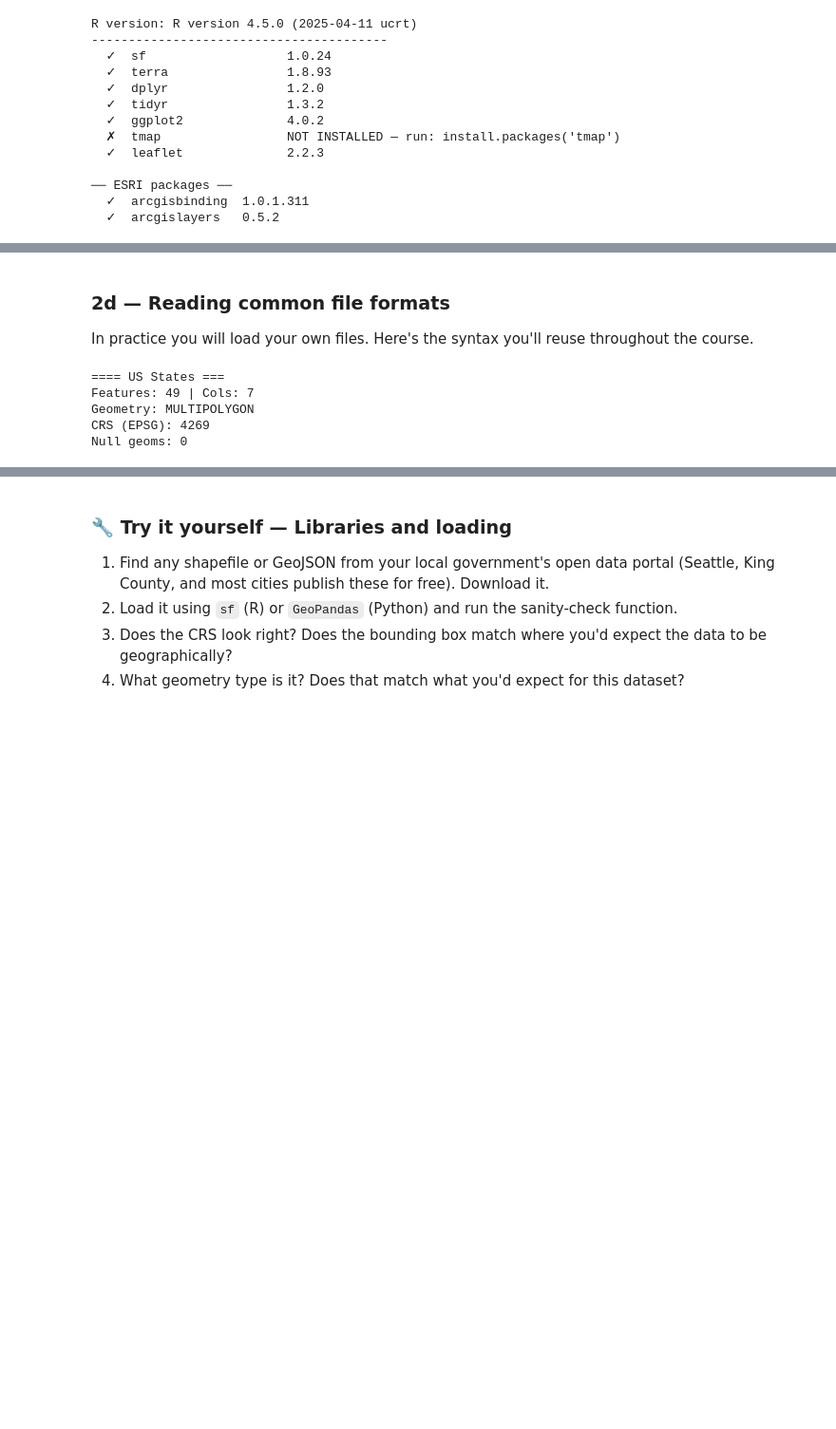
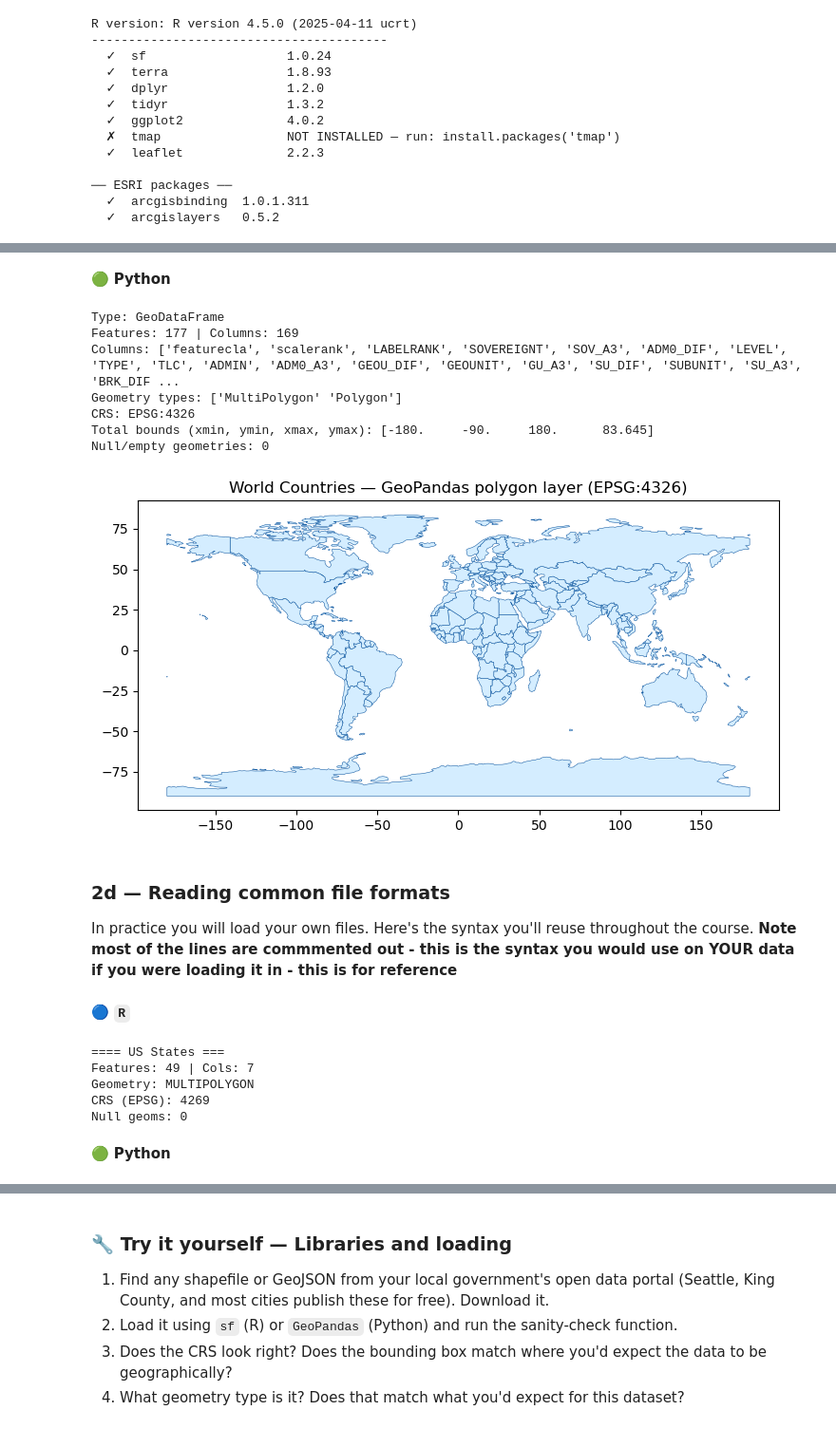
Before and after one commit to UWC2-GISPR/modules, a Jupyter notebook: GISPR_Module2_SpatialFoundations.ipynb, the cells around one changed output, grey strips where cells are left out. Shown at 95% size. Drawn from its saved outputs; the diff is of its cells as text; code cells hidden in the pictures; blank space fills up the shorter version.

```diff
--- a/GISPR_Module2_SpatialFoundations.ipynb
+++ b/GISPR_Module2_SpatialFoundations.ipynb
@@ -339,43 +287,56 @@ Null/empty geometries: 0
 [figure]
+# %% [markdown]
+🟢 **Python**
 # %%
 # [Python] Load spatial data and run the full sanity-check sequence
 
 import geopandas as gpd
 import matplotlib.pyplot as plt
 
-# Load world countries (built-in via geodatasets or geopandas)
-world = gpd.read_file(gpd.datasets.get_path("naturalearth_lowres"))
+url = "https://naciscdn.org/naturalearth/110m/cultural/ne_110m_admin_0_countries.zip"
+world = gpd.read_file(url)
 
 # ── 1. Did it load? ───────────────────────────────────────────
 print(f"Type: {type(world).__name__}")
 
 # ── 2. Dimensions ─────────────────────────────────────────────
 print(f"Features: {len(world)} | Columns: {len(world.columns)}")
 print(f"Columns: {world.columns.tolist()}")
 
 # ── 3. Geometry type ──────────────────────────────────────────
 print(f"Geometry types: {world.geometry.geom_type.unique()}")
 
 # ── 4. CRS ────────────────────────────────────────────────────
 print(f"CRS: {world.crs}")
 
 # ── 5. Bounding box ───────────────────────────────────────────
 print(f"Total bounds (xmin, ymin, xmax, ymax): {world.total_bounds.round(3)}")
 
 # ── 6. Null/empty geometries ──────────────────────────────────
 nulls = world.geometry.is_empty.sum() + world.geometry.isna().sum()
 print(f"Null/empty geometries: {nulls}")
 
 # ── Quick plot ────────────────────────────────────────────────
 fig, ax = plt.subplots(figsize=(10, 4))
 world.plot(ax=ax, color="#d4edff", edgecolor="#185FA5", linewidth=0.4)
 ax.set_title("World Countries — GeoPandas polygon layer (EPSG:4326)")
 plt.tight_layout()
 plt.show()
+# %% [output]
+Type: GeoDataFrame
+Features: 177 | Columns: 169
+Columns: ['featurecla', 'scalerank', 'LABELRANK', 'SOVEREIGNT', 'SOV_A3', 'ADM0_DIF', 'LEVEL', 'TYPE', 'TLC', 'ADMIN', 'ADM0_A3', 'GEOU_DIF', 'GEOUNIT', 'GU_A3', 'SU_DIF', 'SUBUNIT', 'SU_A3', 'BRK_DIF ...
+Geometry types: ['MultiPolygon' 'Polygon']
+CRS: EPSG:4326
+Total bounds (xmin, ymin, xmax, ymax): [-180.     -90.     180.      83.645]
+Null/empty geometries: 0
+[figure, added]
 # %% [markdown]
 ### 2d — Reading common file formats
 
-In practice you will load your own files. Here's the syntax you'll reuse throughout the course.
+In practice you will load your own files. Here's the syntax you'll reuse throughout the course.  **Note most of the lines are commmented out - this is the syntax you would use on YOUR data if you were loading it in - this is for reference**
+# %% [markdown]
+🔵 **`R`**
 # %%
 # [R] Reading common spatial file formats with sf
 
@@ -414,6 +375,8 @@ Features: 49 | Cols: 7
 Geometry: MULTIPOLYGON
 CRS (EPSG): 4269
 Null geoms: 0
+# %% [markdown]
+🟢 **Python**
 # %%
 # [Python] Reading common spatial file formats with GeoPandas
 
```
Also changed, not shown: parts of 55 cells of this notebook, 1 other file.
